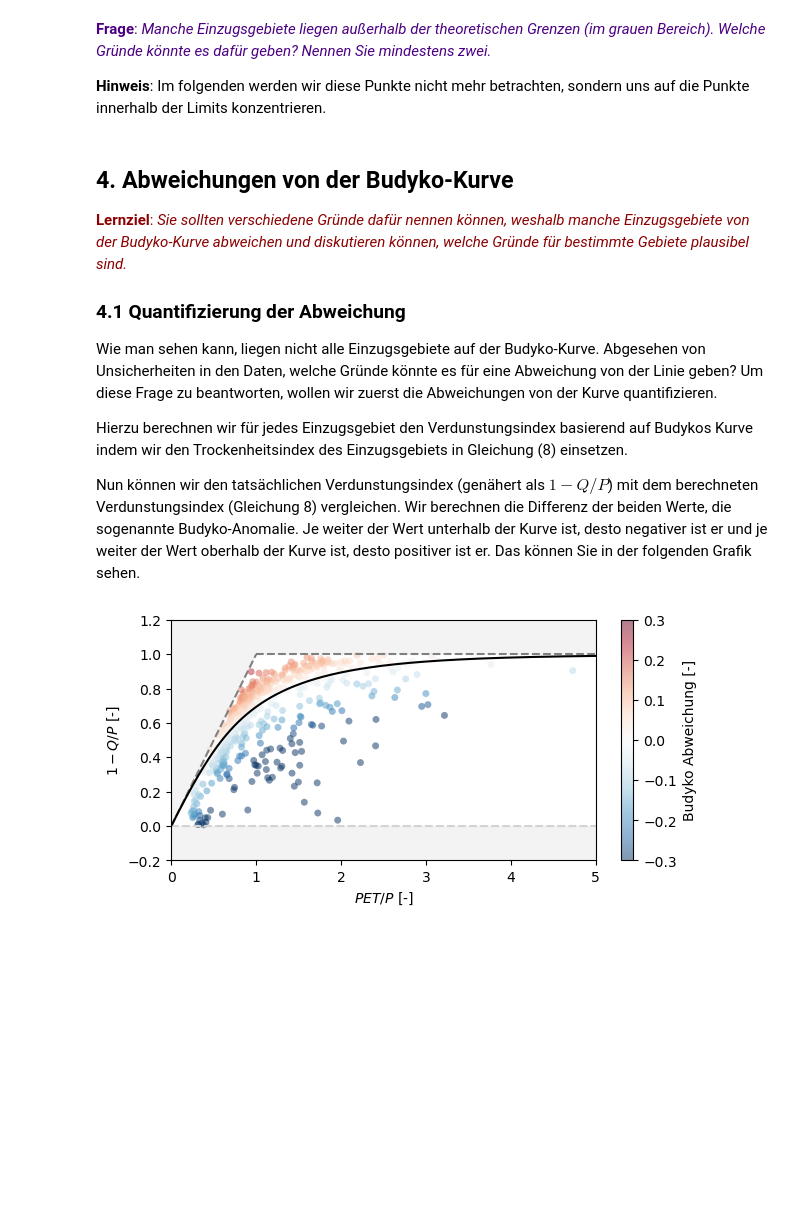
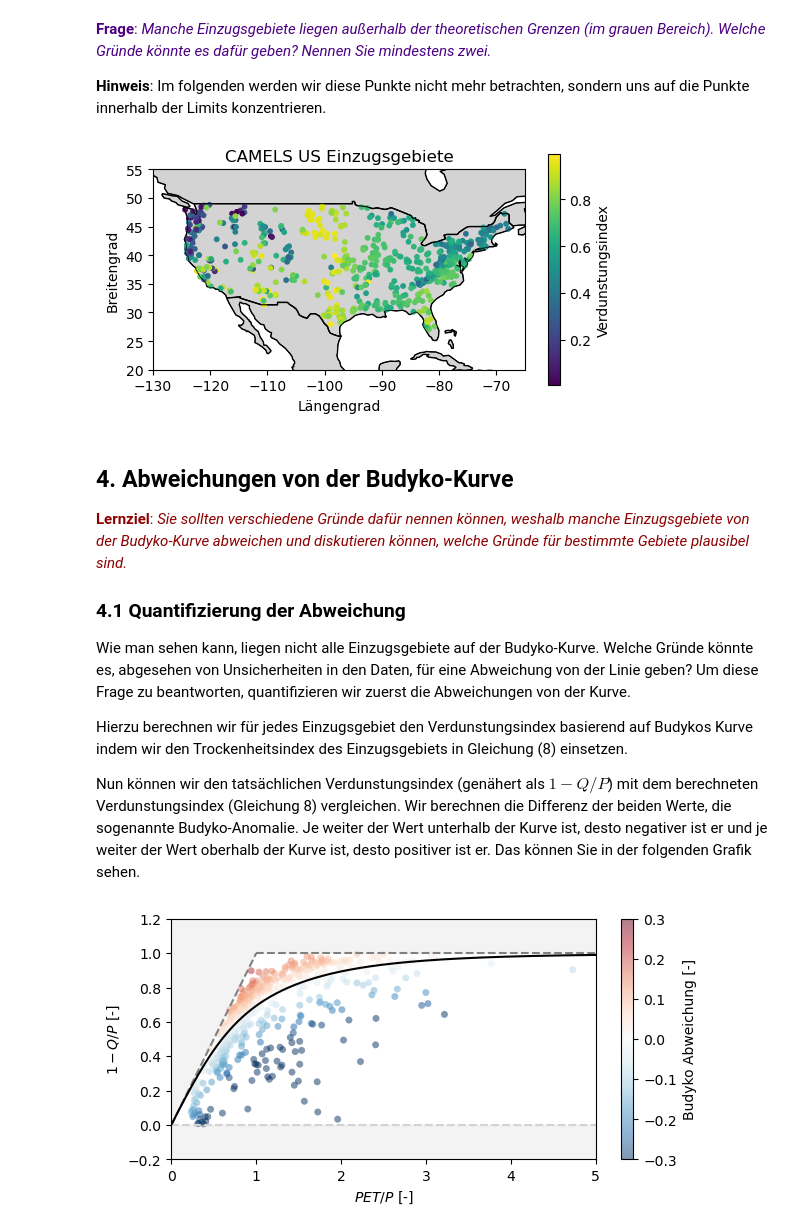
Before and after one commit to SebastianGnann/Budyko_Lehre, a Jupyter notebook: Budyko.ipynb, the cells around one changed output. Drawn from its saved outputs; the diff is of its cells as text; code cells hidden in the pictures; blank space fills up the shorter version.

```diff
--- a/Budyko.ipynb
+++ b/Budyko.ipynb
@@ -382,13 +399,34 @@ plot_Budyko(plot_curve=True)
 # %%
 # remove points outside limits
 df.loc[np.logical_or((1-df["runoff_ratio"])<0,(1-df["runoff_ratio"])>df["aridity"])] = np.nan
+# %%
+# plot map
+from matplotlib.colors import Normalize
+world = gpd.read_file(gpd.datasets.get_path('naturalearth_lowres'))
+#us = world[world.name == 'United States of America']
+gdf = gpd.GeoDataFrame(df, geometry=gpd.points_from_xy(df.gauge_lon, df.gauge_lat))
+fig, ax = plt.subplots(figsize=(6, 3))
+world.boundary.plot(ax=ax, linewidth=0.5, color='black')
+world.plot(ax=ax, color='lightgrey', edgecolor='black')
+plot = gdf.plot(ax=ax, markersize=10, c=1-gdf["runoff_ratio"], legend=True)
+norm = Normalize(vmin=gdf["runoff_ratio"].min(), vmax=gdf["runoff_ratio"].max())
+sm = plt.cm.ScalarMappable(cmap='viridis', norm=norm)
+sm.set_array([])
+cbar = fig.colorbar(sm, ax=ax, orientation='vertical', label='Verdunstungsindex')
+plt.title('CAMELS US Einzugsgebiete')
+plt.xlabel('Längengrad')
+plt.ylabel('Breitengrad')
+plt.xlim(-130, -65); plt.ylim(20, 55)
+%matplotlib inline
+# %% [output]
+[figure, added]
 # %% [markdown]
 ## **4. Abweichungen von der Budyko-Kurve**
 
 <span style="color:DarkRed">**Lernziel**: *Sie sollten verschiedene Gründe dafür nennen können, weshalb manche Einzugsgebiete von der Budyko-Kurve abweichen und diskutieren können, welche Gründe für bestimmte Gebiete plausibel sind.*</span>
 
 ### **4.1 Quantifizierung der Abweichung**
-Wie man sehen kann, liegen nicht alle Einzugsgebiete auf der Budyko-Kurve. Abgesehen von Unsicherheiten in den Daten, welche Gründe könnte es für eine Abweichung von der Linie geben? Um diese Frage zu beantworten, wollen wir zuerst die Abweichungen von der Kurve quantifizieren.
+Wie man sehen kann, liegen nicht alle Einzugsgebiete auf der Budyko-Kurve. Welche Gründe könnte es, abgesehen von Unsicherheiten in den Daten, für eine Abweichung von der Linie geben? Um diese Frage zu beantworten, quantifizieren wir zuerst die Abweichungen von der Kurve.
 
 Hierzu berechnen wir für jedes Einzugsgebiet den Verdunstungsindex basierend auf Budykos Kurve indem wir den Trockenheitsindex des Einzugsgebiets in Gleichung (8) einsetzen.
 
```
Also changed, not shown: parts of 18 cells of this notebook, 2 other files.
